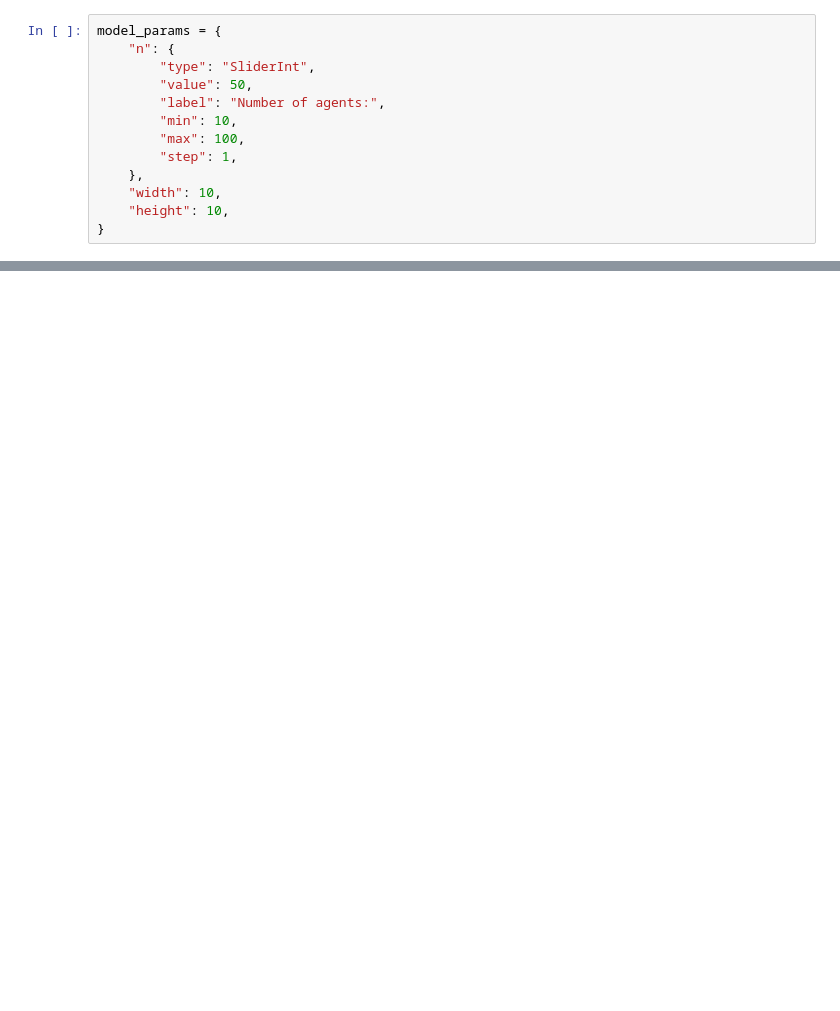
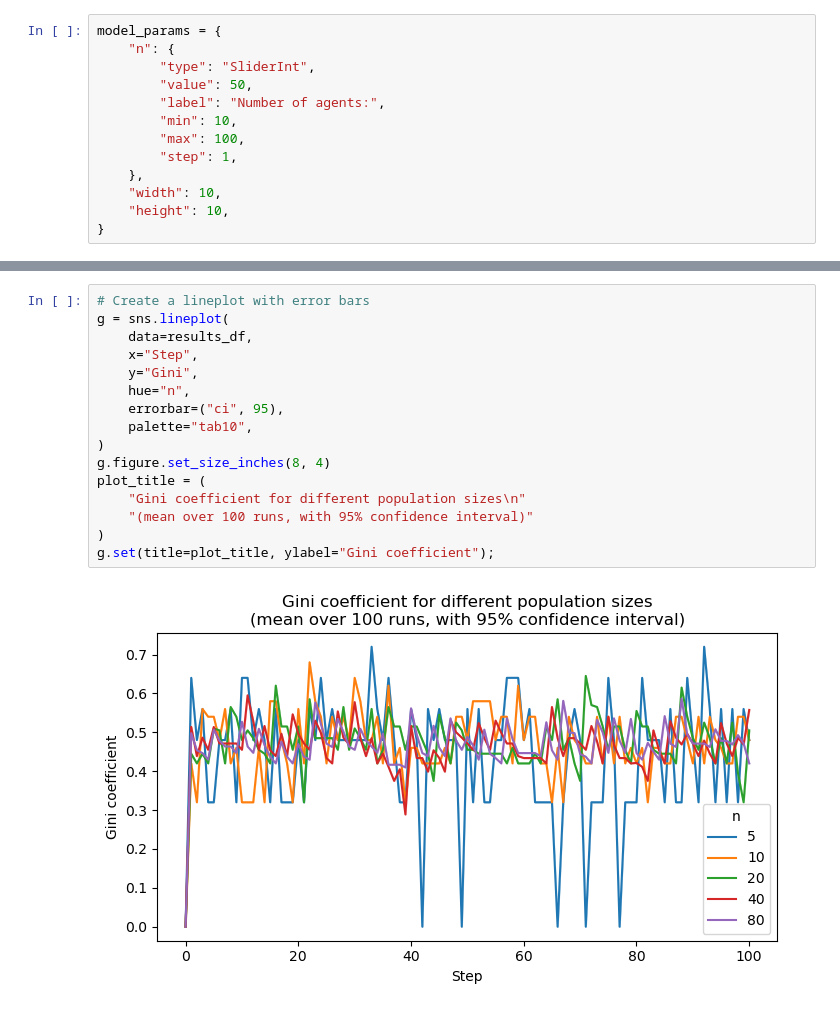
Before and after one commit to kinue00/data-ana-0, a Jupyter notebook: 2025-05-28.ipynb, the cells around one changed output, grey strips where cells are left out. Drawn from its saved outputs; the diff is of its cells as text; blank space fills up the shorter version.

```diff
--- a/2025-05-28.ipynb
+++ b/2025-05-28.ipynb
@@ -341,0 +465,18 @@ page
+# %%
+# Create a lineplot with error bars
+g = sns.lineplot(
+    data=results_df,
+    x="Step",
+    y="Gini",
+    hue="n",
+    errorbar=("ci", 95),
+    palette="tab10",
+)
+g.figure.set_size_inches(8, 4)
+plot_title = (
+    "Gini coefficient for different population sizes\n"
+    "(mean over 100 runs, with 95% confidence interval)"
+)
+g.set(title=plot_title, ylabel="Gini coefficient");
+# %% [output]
+[figure, added]
```
Also changed, not shown: parts of 29 cells of this notebook.
